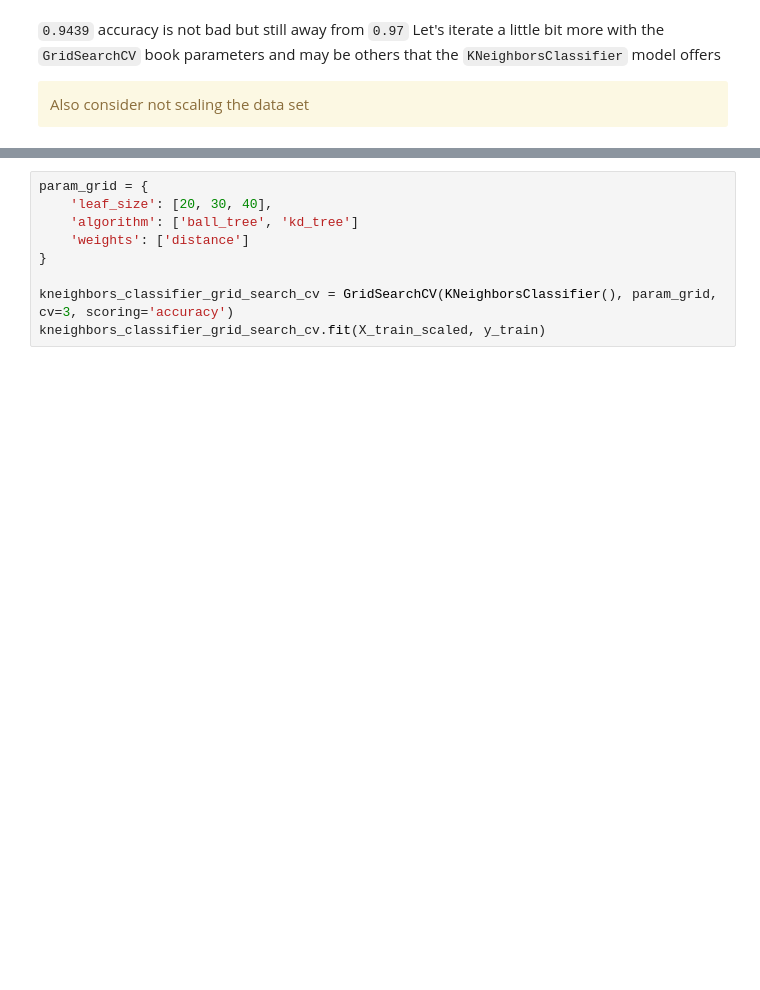
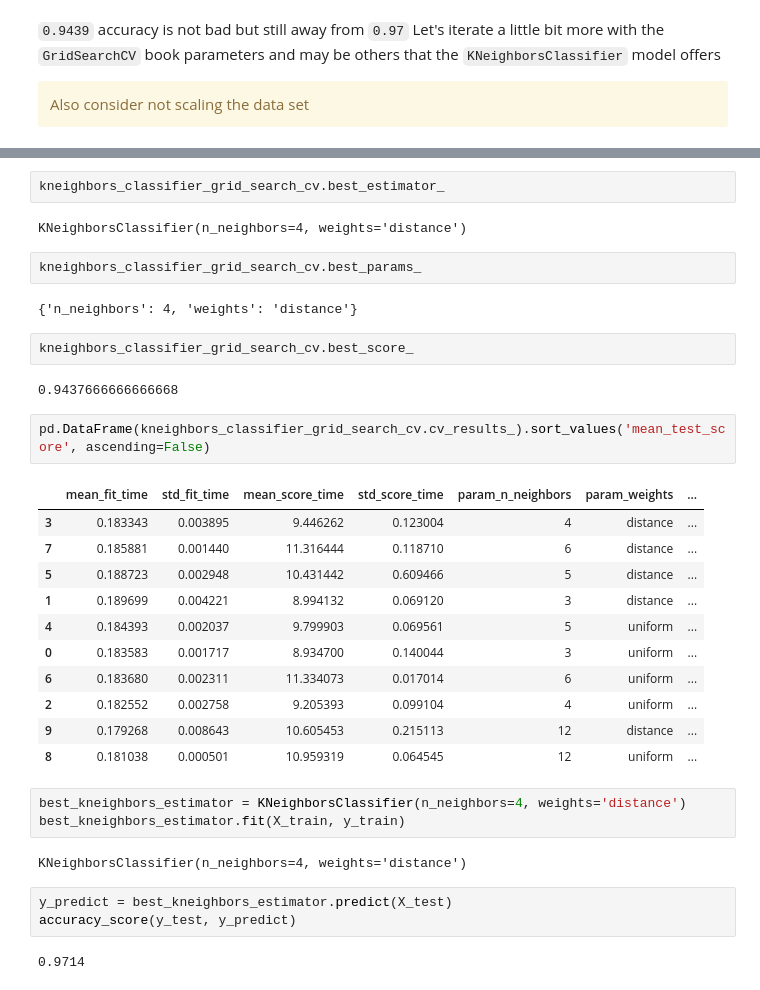
Before and after one commit to MiquelMarinoEspinosa/handson-ml3, a Jupyter notebook: 03_exercises.ipynb, the cells around one changed output, grey strips where cells are left out. Saved outputs shown, nothing was run; the diff lists cells and outputs as text; blank space fills up the shorter version.

```diff
--- a/03_exercises.ipynb
+++ b/03_exercises.ipynb
@@ -824,9 +829,36 @@ kneighbors_classifier_grid_search_cv.fit(X_train_scaled, y_train)
-# %%
-param_grid = {
-    'leaf_size': [20, 30, 40],
-    'algorithm': ['ball_tree', 'kd_tree']
-    'weights': ['distance']
-}
-
-kneighbors_classifier_grid_search_cv = GridSearchCV(KNeighborsClassifier(), param_grid, cv=3, scoring='accuracy')
-kneighbors_classifier_grid_search_cv.fit(X_train_scaled, y_train)
+# %%
+kneighbors_classifier_grid_search_cv.best_estimator_
+# %% [output]
+KNeighborsClassifier(n_neighbors=4, weights='distance')
+# %%
+kneighbors_classifier_grid_search_cv.best_params_
+# %% [output]
+{'n_neighbors': 4, 'weights': 'distance'}
+# %%
+kneighbors_classifier_grid_search_cv.best_score_
+# %% [output]
+0.9437666666666668
+# %%
+pd.DataFrame(kneighbors_classifier_grid_search_cv.cv_results_).sort_values('mean_test_score', ascending=False)
+# %% [output]
+|  | mean_fit_time | std_fit_time | mean_score_time | std_score_time | param_n_neighbors | param_weights | ... |
+| 3 | 0.183343 | 0.003895 | 9.446262 | 0.123004 | 4 | distance | ... |
+| 7 | 0.185881 | 0.001440 | 11.316444 | 0.118710 | 6 | distance | ... |
+| 5 | 0.188723 | 0.002948 | 10.431442 | 0.609466 | 5 | distance | ... |
+| 1 | 0.189699 | 0.004221 | 8.994132 | 0.069120 | 3 | distance | ... |
+| 4 | 0.184393 | 0.002037 | 9.799903 | 0.069561 | 5 | uniform | ... |
+| 0 | 0.183583 | 0.001717 | 8.934700 | 0.140044 | 3 | uniform | ... |
+| 6 | 0.183680 | 0.002311 | 11.334073 | 0.017014 | 6 | uniform | ... |
+| 2 | 0.182552 | 0.002758 | 9.205393 | 0.099104 | 4 | uniform | ... |
+| 9 | 0.179268 | 0.008643 | 10.605453 | 0.215113 | 12 | distance | ... |
+| 8 | 0.181038 | 0.000501 | 10.959319 | 0.064545 | 12 | uniform | ... |
+# %%
+best_kneighbors_estimator = KNeighborsClassifier(n_neighbors=4, weights='distance')
+best_kneighbors_estimator.fit(X_train, y_train)
+# %% [output]
+KNeighborsClassifier(n_neighbors=4, weights='distance')
+# %%
+y_predict = best_kneighbors_estimator.predict(X_test)
+accuracy_score(y_test, y_predict)
+# %% [output]
+0.9714
```
Also changed, not shown: parts of 1 cell of this notebook.
